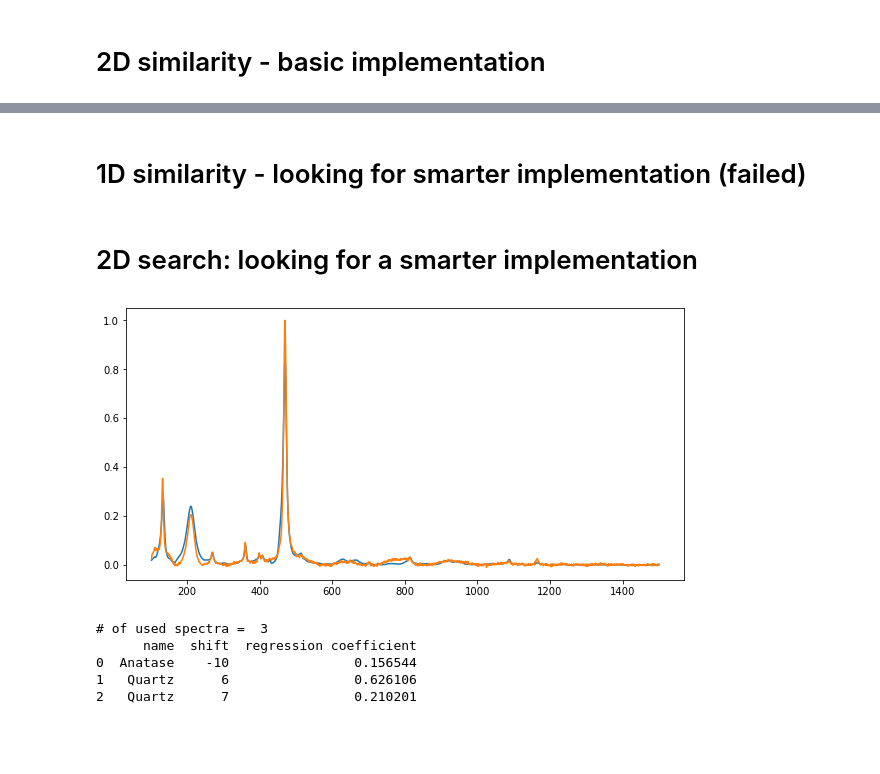
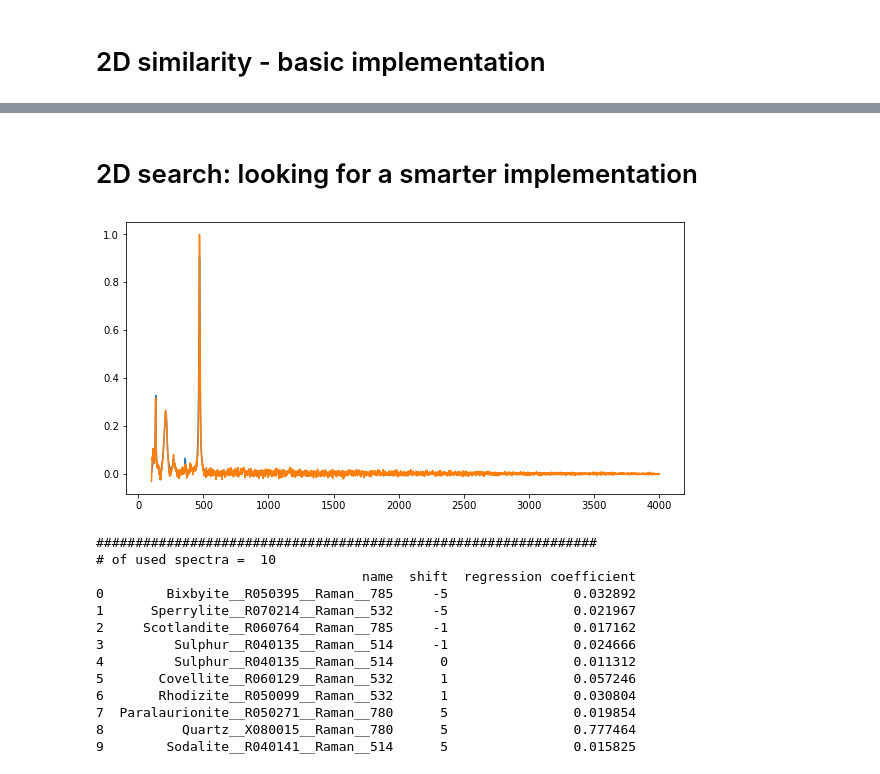
Before and after one commit to FabioBrugnara/pyram, a Jupyter notebook: ND_similarity.ipynb, the cells around one changed output, grey strips where cells are left out. Saved outputs shown, nothing was run; the diff lists cells and outputs as text; code cells hidden in the pictures; blank space fills up the shorter version.

```diff
--- a/ND_similarity.ipynb
+++ b/ND_similarity.ipynb
@@ -131,2 +132,0 @@ pr.plot([S,A,B,C])
-# %% [markdown]
-# 1D similarity - looking for smarter implementation (failed)
@@ -245,13 +171,24 @@ for i in range(len(lib_names)):
 # rescaling the height to 1
 LIB = (LIB.transpose()/LIB.max(axis=1)).transpose()
 # %%
+###########################################################################################################
+############# GENERATING A LIBRARY OF THE SHIFTED SPECTRA, SPECIFYING FOR THE S WE ARE FACING #############
+###########################################################################################################
+
+##########################################
+shift = 5
+##########################################
+
+
+# here we prepare common wn between S and the library
+
 # ausiliar variables
 LIB_temp = copy.deepcopy(LIB)
 S_temp = copy.deepcopy(S)
 S_temp[1] = S_temp[1]/S_temp[1].max()
 wn_temp = copy.deepcopy(wn)
 
-# chanching dimensions of LIB_temp or S_temp
+# changing dimensions of LIB_temp or S_temp
 min_1 = np.min(S_temp[0])
 min_2 = np.min(wn_temp)
 
@@ -270,10 +207,7 @@ if max_2>max_1:
     wn_temp = wn_temp[:int(max_1-max_2)]
     LIB_temp = LIB_temp[:,:int(max_1-max_2)]
 
-# generate shifted spectrum
-
-shift = 10
-
+# generate shifted spectra in LIB_temp
 shift_vec = np.arange(-shift,shift+1)
 
 LIB_temp_shifted = np.zeros((LIB_temp.shape[0]*len(shift_vec),LIB_temp.shape[1]))
@@ -285,42 +219,61 @@ for i in range(len(shift_vec)):
         LIB_temp_shifted[i*LIB_temp.shape[0]:(i+1)*LIB_temp.shape[0],:int(shift_vec[i])] = LIB_temp[:,-int(shift_vec[i]):]
     if shift_vec[i]==0:
         LIB_temp_shifted[i*LIB_temp.shape[0]:(i+1)*LIB_temp.shape[0],:] = LIB_temp[:,:]
+
+LIB_temp = LIB_temp_shifted
+del LIB_temp_shifted
 # %%
+#############################################################################################
+############# LINEAR REGRESSION FOR THE SEARCH OF USEFUL SPECTRA IN THE LIBRARY #############
+#############################################################################################
+
+#################################
+th = 0.01 # trashold on the linear regression coefficients
+#################################
+
 # linear regression
-reg = LinearRegression(fit_intercept=False, positive=True, n_jobs=-1)
-reg.fit(LIB_temp_shifted.transpose(),S_temp[1])
+reg = LinearRegression(fit_intercept=False, positive=True)
+reg.fit(LIB_temp.transpose(),S_temp[1])
 
 # plot the regression
 plt.figure(figsize=(10,5))
-plt.plot(wn_temp,np.dot(LIB_temp_shifted.transpose(),reg.coef_))
+plt.plot(wn_temp,np.dot(LIB_temp.transpose(),reg.coef_))
 plt.plot(S_temp[0],S_temp[1])
 plt.show()
 
-# number of used spectrums used, selection of really used spectra
+# delete (big) LIB_temp variable
+del LIB_temp
 
-th = 0.05
-
+# number of used spectrums used, selection of rely used spectra
 count=0
 lib_used = []
 for i in range(len(reg.coef_)):
     if reg.coef_[i]>th:
         count+=1
         lib_used.append(i)
 
+print('################################################################')
 print('# of used spectra = ',count)
 
 # selected spectra sumup
 sumup = []
-
 for i in range(len(lib_used)):
-    sumup.append([lib_names[lib_used[i] - LIB_temp.shape[0]*(lib_used[i]//LIB_temp.shape[0])] , shift_vec[lib_used[i]//LIB_temp.shape[0]], reg.coef_[lib_used[i]]])
+    sumup.append([lib_names[lib_used[i] - m*(lib_used[i]//m)] , shift_vec[lib_used[i]//m], reg.coef_[lib_used[i]]])
 
 sumup = pd.DataFrame(sumup, columns=['name','shift','regression coefficient'])
 print(sumup)
 # %% [output]
-[figure, old version]
+[figure, new version]
-# of used spectra =  3
-      name  shift  regression coefficient
-0  Anatase    -10                0.156544
-1   Quartz      6                0.626106
-2   Quartz      7                0.210201
+################################################################
+# of used spectra =  10
+                                  name  shift  regression coefficient
+0        Bixbyite__R050395__Raman__785     -5                0.032892
+1      Sperrylite__R070214__Raman__532     -5                0.021967
+2     Scotlandite__R060764__Raman__785     -1                0.017162
+3         Sulphur__R040135__Raman__514     -1                0.024666
+4         Sulphur__R040135__Raman__514      0                0.011312
+5       Covellite__R060129__Raman__532      1                0.057246
+6       Rhodizite__R050099__Raman__532      1                0.030804
+7  Paralaurionite__R050271__Raman__780      5                0.019854
+8          Quartz__X080015__Raman__780      5                0.777464
+9        Sodalite__R040141__Raman__514      5                0.015825
```
Also changed, not shown: parts of 21 cells of this notebook, 2 other files.
